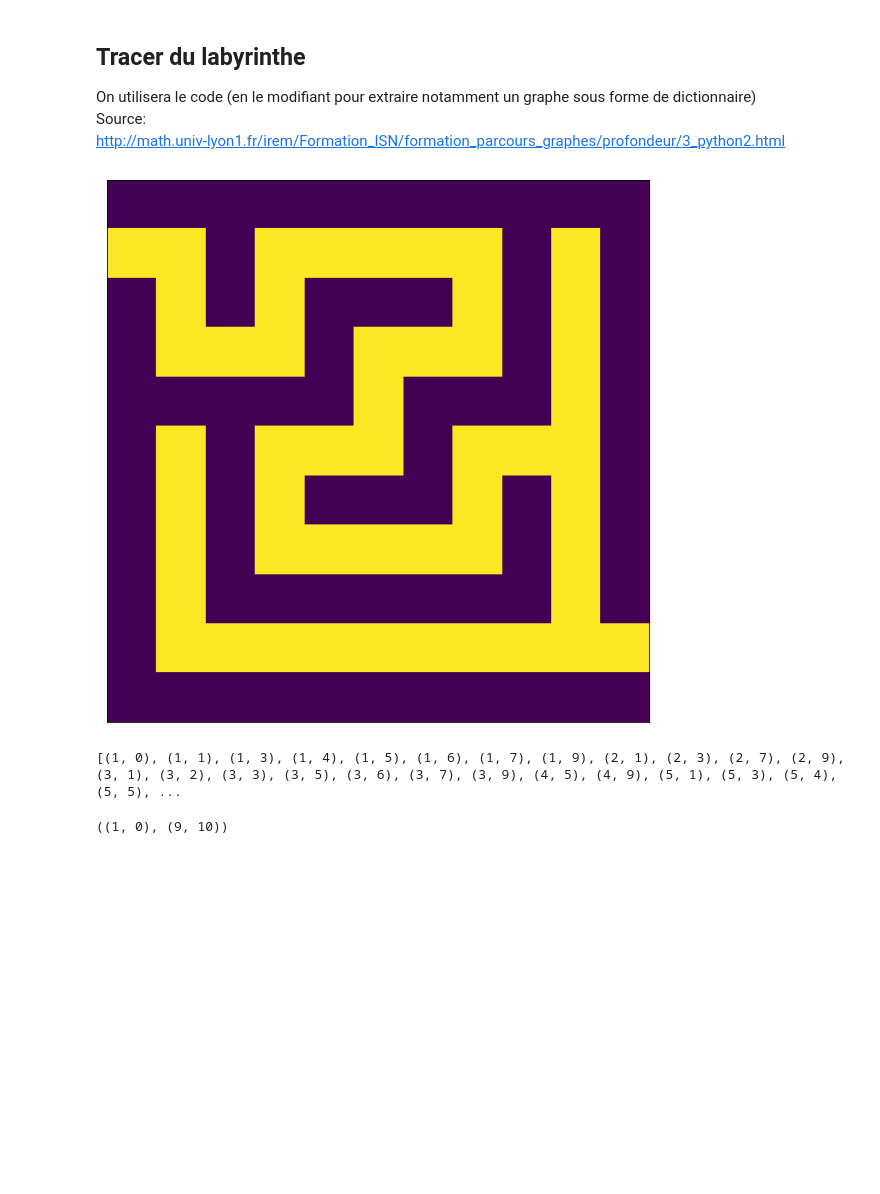
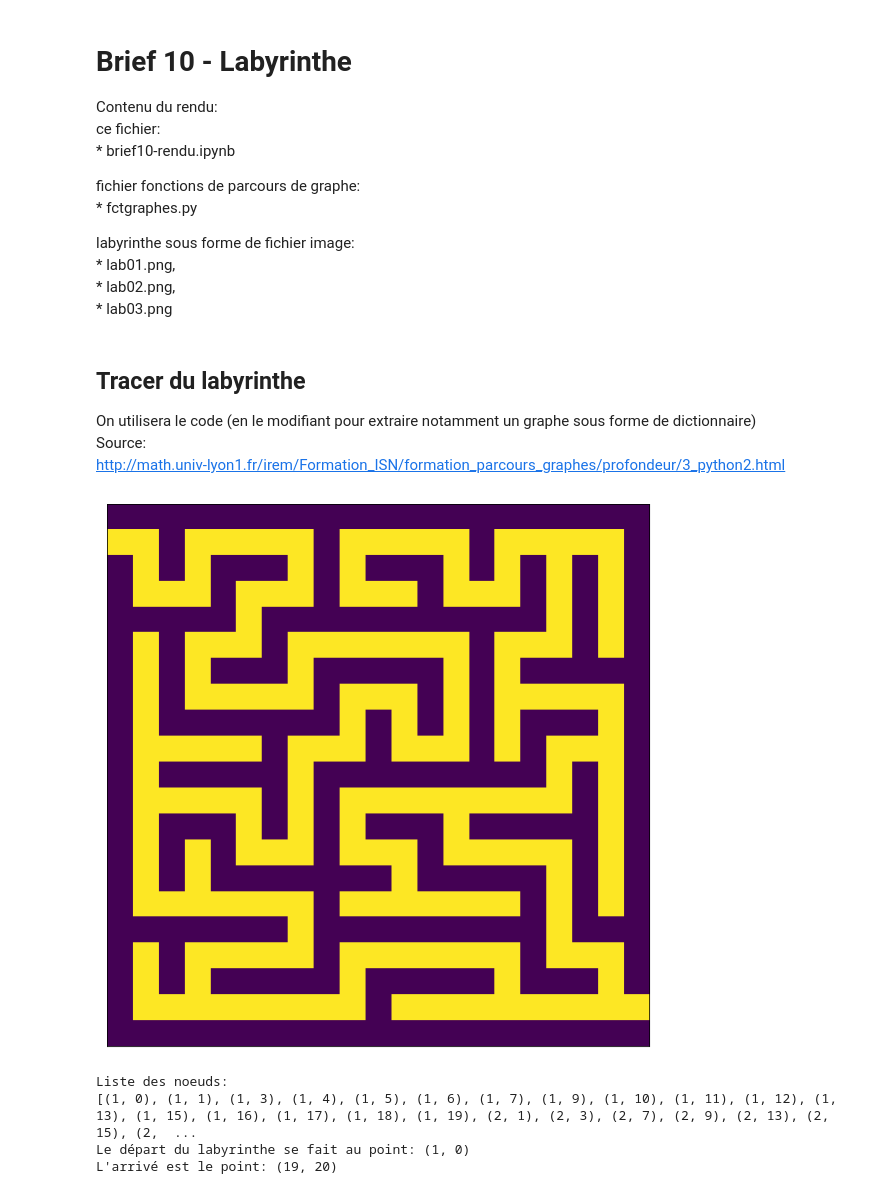
Before and after one commit to jpphi/brief10-labyrinthe, a Jupyter notebook: brief10-rendu.ipynb, the cells around one changed output. Cells and saved outputs as stored; diff of their text form; code cells hidden in the pictures; blank space fills up the shorter version.

```diff
--- a/brief10-rendu.ipynb
+++ b/brief10-rendu.ipynb
@@ -3,3 +1,16 @@
+# %% [markdown]
+# Brief 10 - Labyrinthe
+Contenu du rendu:
+ce fichier:
+    * brief10-rendu.ipynb
+
+fichier fonctions de parcours de graphe:
+    * fctgraphes.py
+
+labyrinthe sous forme de fichier image:
+    * lab01.png,
+    * lab02.png,
+    * lab03.png
 # %% [markdown]
 ## Tracer du labyrinthe
 On utilisera le code (en le modifiant pour extraire notamment un graphe sous forme de dictionnaire)
@@ -8,11 +32,7 @@ http://math.univ-lyon1.fr/irem/Formation_ISN/formation_parcours_graphes/profonde
 # %%
-import random
-import matplotlib.pyplot as plt
-import numpy as np
-
 # Dimensions de la grille:
-LARGEUR = 5
-HAUTEUR = 5
+LARGEUR = 10
+HAUTEUR = 10
 TAILLE_LARG= 2 * LARGEUR + 1
 TAILLE_HAUT= 2 * HAUTEUR + 1
 
@@ -99,7 +119,7 @@ def dfs(s) :
 
 
 
-def dedale():
+def dedale(entree, sortie):
     """
     Fonction dessinant le résultat
     """
@@ -118,12 +138,12 @@ def dedale():
             #arbre[2*k+1,2*l+1]= 'B'
             #arbre[i+k+1,j+l+1]= 'C'
 
-    labyrinthe[1][0] = 1
-    depart= (1,0)
-    labyrinthe[TAILLE_HAUT - 2][TAILLE_LARG - 1] = 1
-    arrive= (TAILLE_HAUT - 2,TAILLE_LARG - 1)
+    labyrinthe[entree[0]][entree[1]] = 1
+    #depart= (1,0)
+    labyrinthe[sortie[0]][sortie[1]]= 1 #TAILLE_HAUT - 2][TAILLE_LARG - 1] = 1
+    #arrive= (TAILLE_HAUT - 2,TAILLE_LARG - 1)
 
-    return labyrinthe, depart, arrive
+    return labyrinthe
 
 def dessine(lab):
     # le graphique:
@@ -147,17 +167,21 @@ def dessine(lab):
     return noeud
 
 
-#dedale()
-
-#dic= {}
-#arbre= {}
-labyrinthe, depart_labyrinthe, arrive_labyrinthe= dedale()
-noeud_bourin= dessine(labyrinthe)
+def affiche_dic_de_dic(dic):
+    for cle, valeur in dic.items():
+        print(f"{cle}: {valeur}")
-# %% [output]
-[figure, removed]
-# %%
-print(noeud_bourin)
-depart_labyrinthe, arrive_labyrinthe
-# %% [output]
-[(1, 0), (1, 1), (1, 3), (1, 4), (1, 5), (1, 6), (1, 7), (1, 9), (2, 1), (2, 3), (2, 7), (2, 9), (3, 1), (3, 2), (3, 3), (3, 5), (3, 6), (3, 7), (3, 9), (4, 5), (4, 9), (5, 1), (5, 3), (5, 4), (5, 5), ...
-((1, 0), (9, 10))
+# %%
+depart_labyrinthe= (1,0)
+arrive_labyrinthe= (TAILLE_HAUT - 2,TAILLE_LARG - 1)
+labyrinthe= dedale(depart_labyrinthe, arrive_labyrinthe)
+noeud_bourin= dessine(labyrinthe)
+# %% [output]
+[figure, added]
+# %%
+print(f"Liste des noeuds:\n{noeud_bourin}\nLe départ du labyrinthe se fait au point: {depart_labyrinthe}\n\
+L'arrivé est le point: {arrive_labyrinthe}")
+# %% [output]
+Liste des noeuds:
+[(1, 0), (1, 1), (1, 3), (1, 4), (1, 5), (1, 6), (1, 7), (1, 9), (1, 10), (1, 11), (1, 12), (1, 13), (1, 15), (1, 16), (1, 17), (1, 18), (1, 19), (2, 1), (2, 3), (2, 7), (2, 9), (2, 13), (2, 15), (2,  ...
+Le départ du labyrinthe se fait au point: (1, 0)
+L'arrivé est le point: (19, 20)
```
Also changed, not shown: parts of 21 cells of this notebook, 3 other files.
